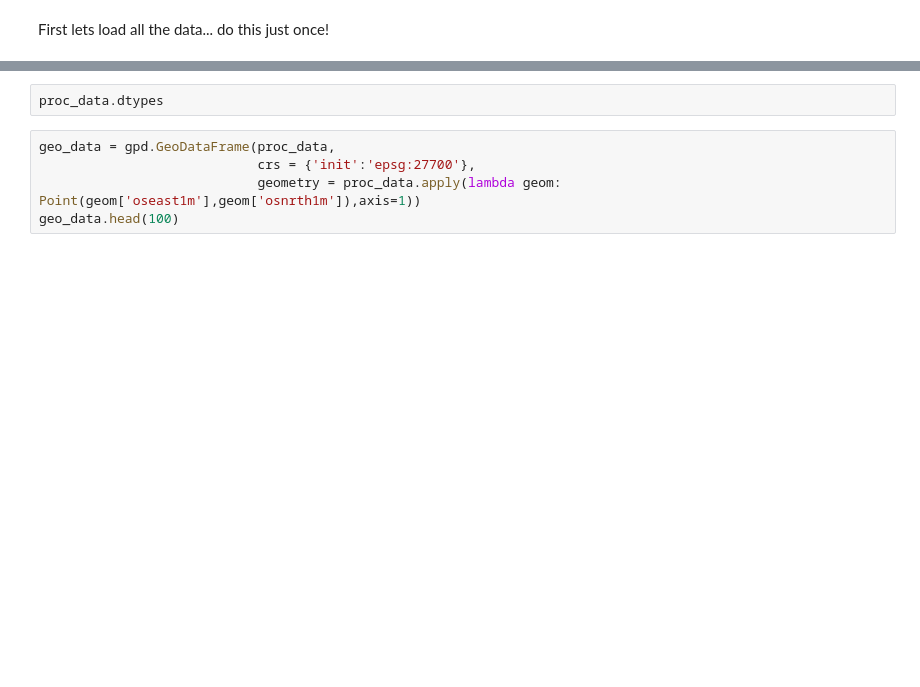
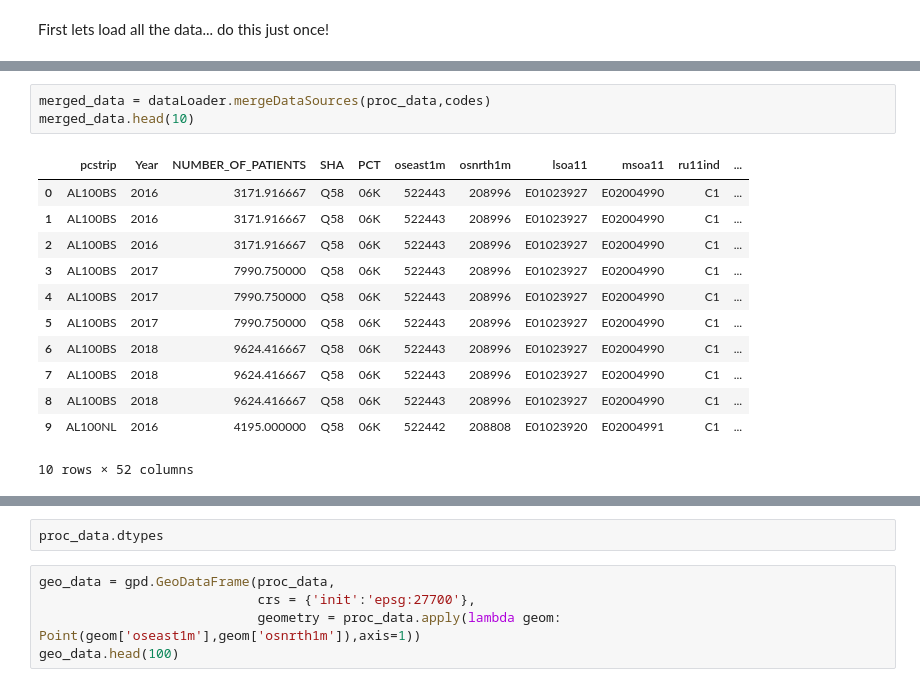
Before and after one commit to sseifeln/JGI, a Jupyter notebook: LanaGeo.ipynb, the cells around one changed output, grey strips where cells are left out. Saved outputs shown, nothing was run; the diff lists cells and outputs as text; blank space fills up the shorter version.

```diff
--- a/LanaGeo.ipynb
+++ b/LanaGeo.ipynb
@@ -33 +29,17 @@ KeyboardInterrupt:
+# %%
+merged_data = dataLoader.mergeDataSources(proc_data,codes)
+merged_data.head(10)
+# %% [output]
+|  | pcstrip | Year | NUMBER_OF_PATIENTS | SHA | PCT | oseast1m | osnrth1m | lsoa11 | msoa11 | ru11ind | ... |
+| 0 | AL100BS | 2016 | 3171.916667 | Q58 | 06K | 522443 | 208996 | E01023927 | E02004990 | C1 | ... |
+| 1 | AL100BS | 2016 | 3171.916667 | Q58 | 06K | 522443 | 208996 | E01023927 | E02004990 | C1 | ... |
+| 2 | AL100BS | 2016 | 3171.916667 | Q58 | 06K | 522443 | 208996 | E01023927 | E02004990 | C1 | ... |
+| 3 | AL100BS | 2017 | 7990.750000 | Q58 | 06K | 522443 | 208996 | E01023927 | E02004990 | C1 | ... |
+| 4 | AL100BS | 2017 | 7990.750000 | Q58 | 06K | 522443 | 208996 | E01023927 | E02004990 | C1 | ... |
+| 5 | AL100BS | 2017 | 7990.750000 | Q58 | 06K | 522443 | 208996 | E01023927 | E02004990 | C1 | ... |
+| 6 | AL100BS | 2018 | 9624.416667 | Q58 | 06K | 522443 | 208996 | E01023927 | E02004990 | C1 | ... |
+| 7 | AL100BS | 2018 | 9624.416667 | Q58 | 06K | 522443 | 208996 | E01023927 | E02004990 | C1 | ... |
+| 8 | AL100BS | 2018 | 9624.416667 | Q58 | 06K | 522443 | 208996 | E01023927 | E02004990 | C1 | ... |
+| 9 | AL100NL | 2016 | 4195.000000 | Q58 | 06K | 522442 | 208808 | E01023920 | E02004991 | C1 | ... |
+10 rows × 52 columns
 # %%
```
Also changed, not shown: parts of 13 cells of this notebook, 1 other file.
